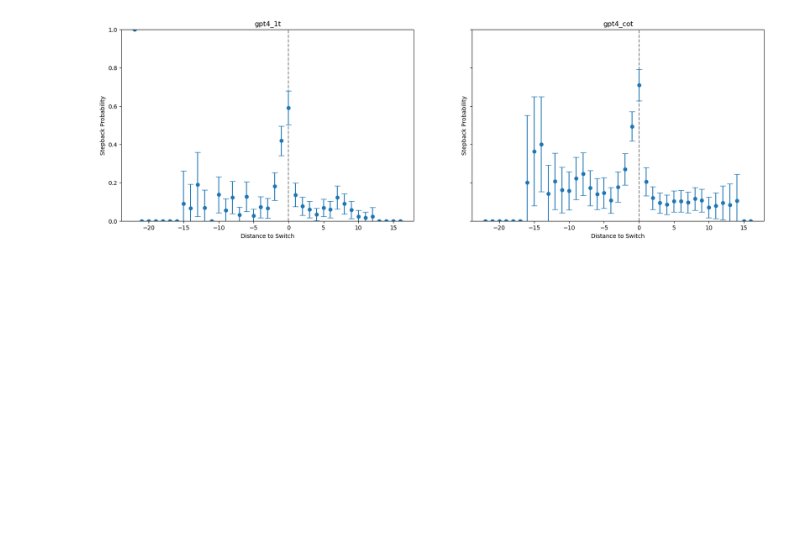
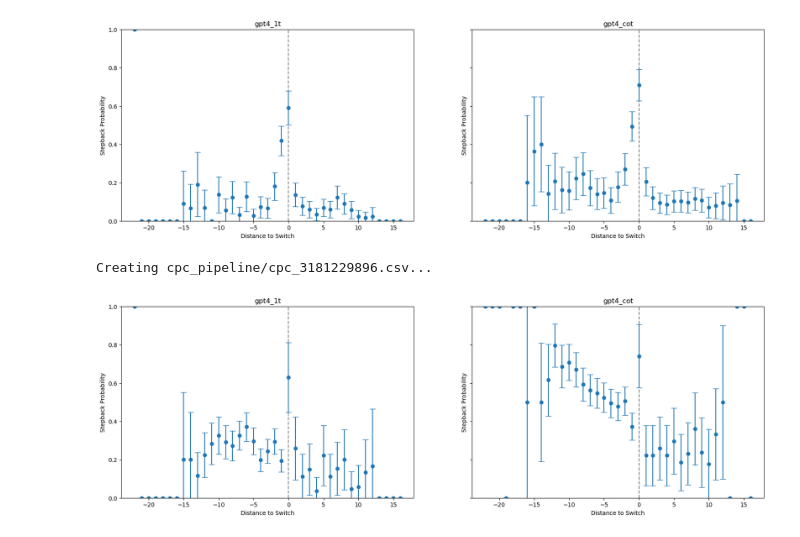
Before and after one commit to jlucassen/CPC_stepping_back, a Jupyter notebook: cpc_quadratic_replication.ipynb, the cells around one changed output. Drawn from its saved outputs; the diff is of its cells as text; code cells hidden in the pictures; blank space fills up the shorter version.

Commit message:
based on hybrid experiments, high/low bias comes from judge, directionality from data

```diff
--- a/cpc_quadratic_replication.ipynb
+++ b/cpc_quadratic_replication.ipynb
@@ -73,3 +73,9 @@ do_analysis(cpc_df_4, [gpt4_1t, gpt4_cot])
 # %% [output]
 [figure]
 [figure]
+# %%
+data35t_cpc4 = judge_cpc(switching_df_35t, [gpt4_1t, gpt4_cot])
+do_analysis(data35t_cpc4, [gpt4_1t, gpt4_cot])
+# %% [output]
+Creating cpc_pipeline/cpc_3181229896.csv...
+[figure, added]
```
Also changed, not shown: parts of 1 cell of this notebook.
